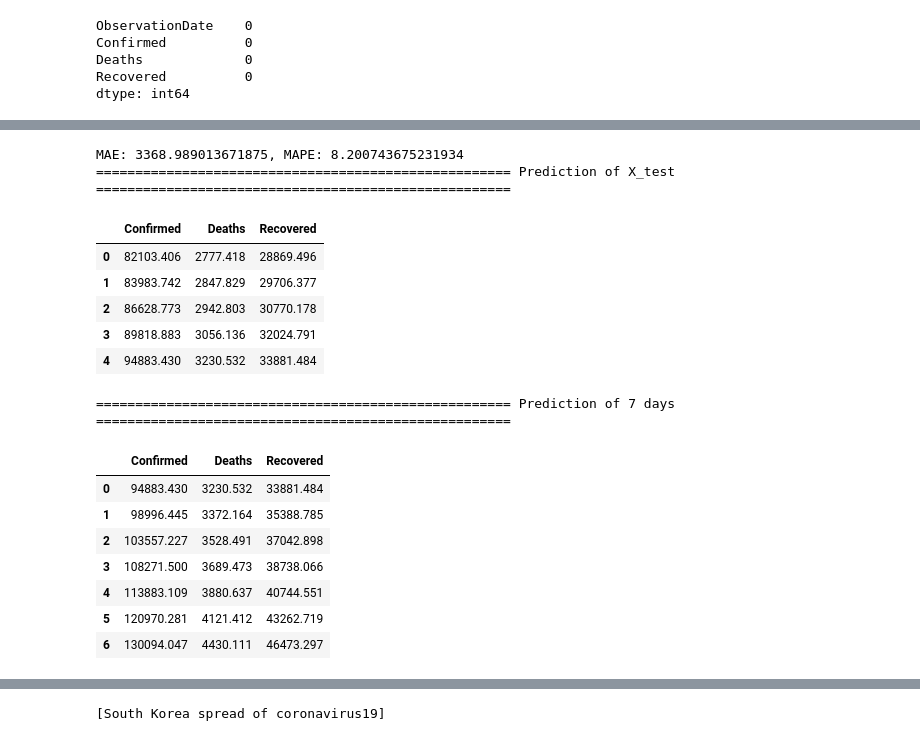
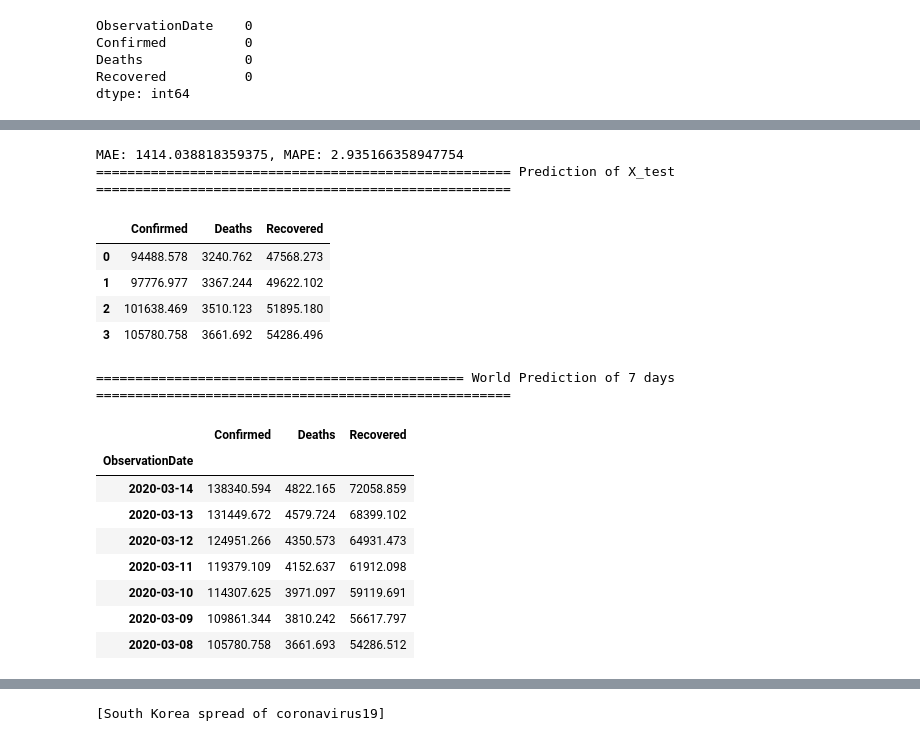
Before and after one commit to gbjung759/CoronavirusDisease2019, a Jupyter notebook: predict_coronavirus_spread_dense.ipynb, the cells around one changed output, grey strips where cells are left out. Drawn from its saved outputs; the diff is of its cells as text; code cells hidden in the pictures.

```diff
--- a/predict_coronavirus_spread_dense.ipynb
+++ b/predict_coronavirus_spread_dense.ipynb
@@ -164,7 +164,7 @@ from keras.layers import Dense, LSTM, Dropout
 from sklearn.preprocessing import StandardScaler
 from keras.callbacks import EarlyStopping, ModelCheckpoint
 
-WINDOW_SIZE = 8
+WINDOW_SIZE = 20
 
 class PandemicRegressor():
     def __init__(self, window_size, batch_size, n_feature, model_name, hidden_state=False, stateful=False, loss_hist=None):
@@ -249,6 +249,7 @@ class PandemicRegressor():
                 y_hat = (y_hat - _mean) / _std
                 seq_in.append(y_hat[0])
                 seq_in.pop(0)
+        seq_out.reverse()
         _df = pd.DataFrame(seq_out)
         _df.columns = ['Confirmed', 'Deaths', 'Recovered']
         return _df
@@ -365,5 +370,5 @@ array([[[-1.42408265, -1.22700321, -0.83560978],
 # %%
-X_train, X_test, y_train, y_test = train_test_split(X, y, test_size=0.15, shuffle=True)
+X_train, X_test, y_train, y_test = train_test_split(X, y, test_size=0.15, shuffle=False)
 # %%
 """
 Predict the global spread of coronavirus with Dense modle
@@ -409,26 +414,33 @@ y_dict = {'Confirmed': [x[0] for x in y_hat],
 y_df = pd.DataFrame(y_dict)
 y_df
 # %% [output]
-MAE: 3368.989013671875, MAPE: 8.200743675231934
+MAE: 1414.038818359375, MAPE: 2.935166358947754
 ===================================================== Prediction of X_test =====================================================
 |  | Confirmed | Deaths | Recovered |
-| 0 | 82103.406 | 2777.418 | 28869.496 |
-| 1 | 83983.742 | 2847.829 | 29706.377 |
-| 2 | 86628.773 | 2942.803 | 30770.178 |
-| 3 | 89818.883 | 3056.136 | 32024.791 |
-| 4 | 94883.430 | 3230.532 | 33881.484 |
+| 0 | 94488.578 | 3240.762 | 47568.273 |
+| 1 | 97776.977 | 3367.244 | 49622.102 |
+| 2 | 101638.469 | 3510.123 | 51895.180 |
+| 3 | 105780.758 | 3661.692 | 54286.496 |
 # %%
+from datetime import timedelta
+
+date_index = world_daily_df['ObservationDate'] + timedelta(days=n)
+date_index[:n]
+
+pd.set_option('display.float_format', lambda x: '%.3f' % x)
 n = 7
-print(f'\n===================================================== Prediction of {n} days =====================================================')
+print(f'\n=============================================== World Prediction of {n} days =====================================================')
 prediction = pdm_reg.predict_n_days(n, X_test[-1], {'mean': _mean, 'std': _std})
+prediction = prediction.set_index(date_index[:n])
 prediction
 # %% [output]
-===================================================== Prediction of 7 days =====================================================
+=============================================== World Prediction of 7 days =====================================================
 |  | Confirmed | Deaths | Recovered |
-| 0 | 94883.430 | 3230.532 | 33881.484 |
-| 1 | 98996.445 | 3372.164 | 35388.785 |
-| 2 | 103557.227 | 3528.491 | 37042.898 |
-| 3 | 108271.500 | 3689.473 | 38738.066 |
-| 4 | 113883.109 | 3880.637 | 40744.551 |
-| 5 | 120970.281 | 4121.412 | 43262.719 |
-| 6 | 130094.047 | 4430.111 | 46473.297 |
+| ObservationDate |  |  |  |
+| 2020-03-14 | 138340.594 | 4822.165 | 72058.859 |
+| 2020-03-13 | 131449.672 | 4579.724 | 68399.102 |
+| 2020-03-12 | 124951.266 | 4350.573 | 64931.473 |
+| 2020-03-11 | 119379.109 | 4152.637 | 61912.098 |
+| 2020-03-10 | 114307.625 | 3971.097 | 59119.691 |
+| 2020-03-09 | 109861.344 | 3810.242 | 56617.797 |
+| 2020-03-08 | 105780.758 | 3661.693 | 54286.512 |
```
Also changed, not shown: parts of 19 cells of this notebook, 1 other file.
